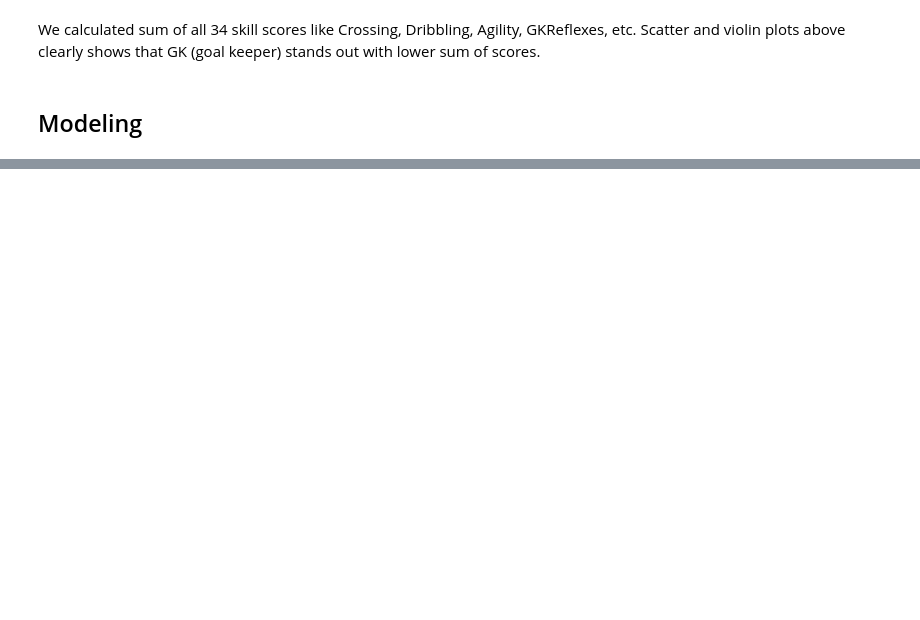
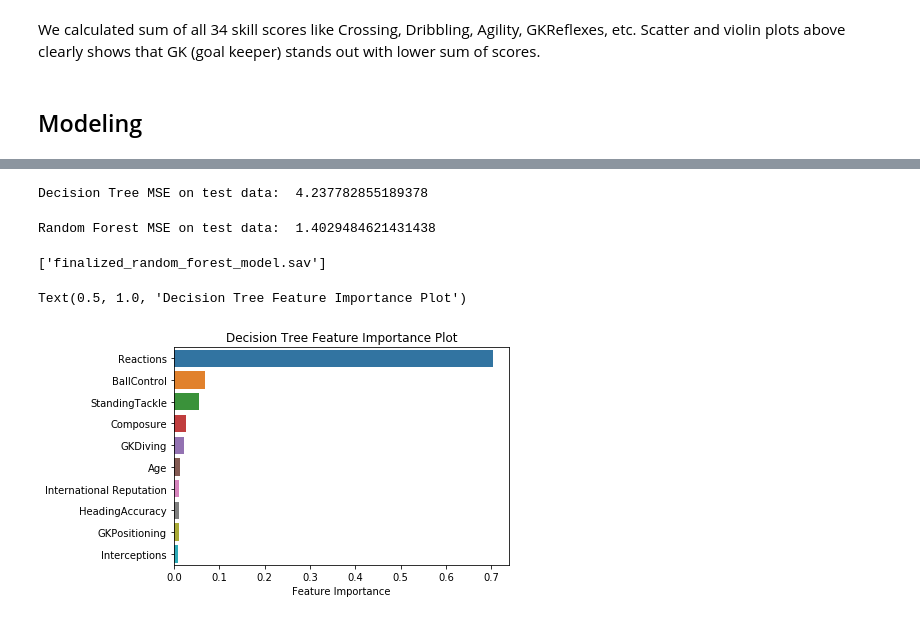
Before and after one commit to ojinhxd/Git-learning, a Jupyter notebook: Capstone_1/capstone1.ipynb, the cells around one changed output, grey strips where cells are left out. Drawn from its saved outputs; the diff is of its cells as text; code cells hidden in the pictures; blank space fills up the shorter version.

Commit message:
capstone project #1 FIFA data analysis

```diff
--- a/Capstone_1/capstone1.ipynb
+++ b/Capstone_1/capstone1.ipynb
@@ -393,0 +419,3 @@ We calculated sum of all 34 skill scores like Crossing, Dribbling, Agility, GKRe
+# %%
+# split 20% for test data
+X_train, X_test, y_train, y_test = train_test_split(X, y, test_size=0.2, random_state = 19)
@@ -393,0 +434,19 @@ We calculated sum of all 34 skill scores like Crossing, Dribbling, Agility, GKRe
+# %%
+# create instances of decision tree and random forest regressors
+dt_reg = DecisionTreeRegressor()
+rf_reg = RandomForestRegressor()
+# %%
+# define parameter distribution for decision tree
+param_dist_dt = {"max_depth": sp_randint(10, 41),
+                 "min_samples_split": sp_randint(10, 41)
+                }
+# %%
+n_iter_search_dt = 500
+random_search_dt = RandomizedSearchCV(dt_reg, param_distributions=param_dist_dt,
+                                   n_iter=n_iter_search_dt, cv=5, iid=False, scoring='neg_mean_squared_error', n_jobs=-1)
+
+start = time()
+random_search_dt.fit(X_train, y_train)
+print("Decision Tree RandomizedSearchCV took %.2f seconds for %d candidates"
+      " parameter settings." % ((time() - start), n_iter_search_dt))
+report(random_search_dt.cv_results_)
@@ -393,0 +496,33 @@ We calculated sum of all 34 skill scores like Crossing, Dribbling, Agility, GKRe
+# %%
+# calculate mse on setaside test data using best Decision Tree model
+mse_dt = mean_squared_error(y_test, random_search_dt.best_estimator_.predict(X_test))
+print('Decision Tree MSE on test data: ', mse_dt)
+# %% [output]
+Decision Tree MSE on test data:  4.237782855189378
+# %%
+# calculate mse on setaside test data using best Random Forest model
+mse_rf = mean_squared_error(y_test, random_search_rf.best_estimator_.predict(X_test))
+print('Random Forest MSE on test data: ', mse_rf)
+# %% [output]
+Random Forest MSE on test data:  1.4029484621431438
+# %%
+# save models to files
+dt_filename = 'finalized_decision_tree_model.sav'
+joblib.dump(random_search_dt, dt_filename)
+
+rf_filename = 'finalized_random_forest_model.sav'
+joblib.dump(random_search_rf, rf_filename)
+# %% [output]
+['finalized_random_forest_model.sav']
+# %%
+# for Decision Tree, plot first 10 most important features
+dt_feature_importance = dict(zip(X.columns, random_search_dt.best_estimator_.feature_importances_))
+dt_sorted_feature_importance = sorted(dt_feature_importance.items(), key=lambda kv: kv[1], reverse=True)
+x_plot_dt = list(zip(*dt_sorted_feature_importance))[0]
+y_plot_dt = list(zip(*dt_sorted_feature_importance))[1]
+sns.barplot(y=list(x_plot_dt)[:10], x=list(y_plot_dt)[:10], orient='h')
+plt.xlabel('Feature Importance')
+plt.title('Decision Tree Feature Importance Plot')
+# %% [output]
+Text(0.5, 1.0, 'Decision Tree Feature Importance Plot')
+[figure, added]
```
Also changed, not shown: parts of 27 cells of this notebook.
